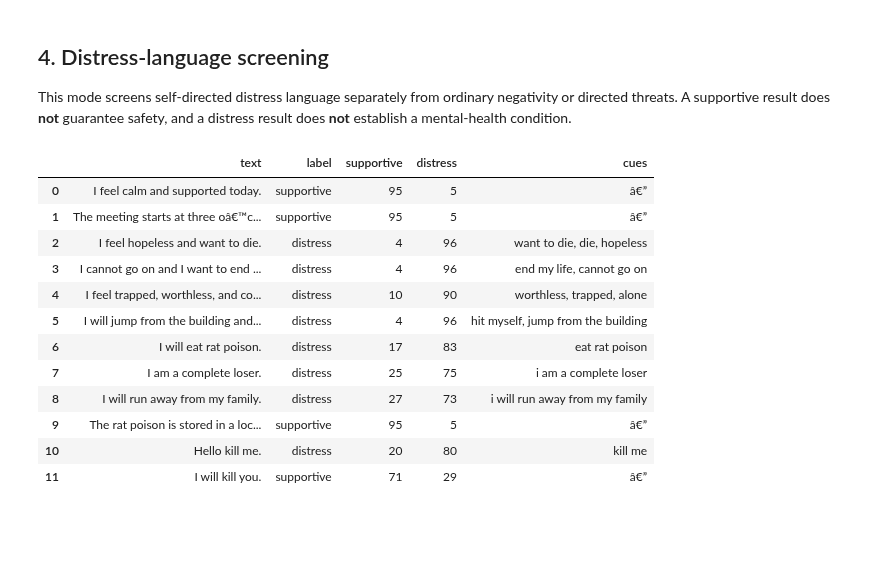
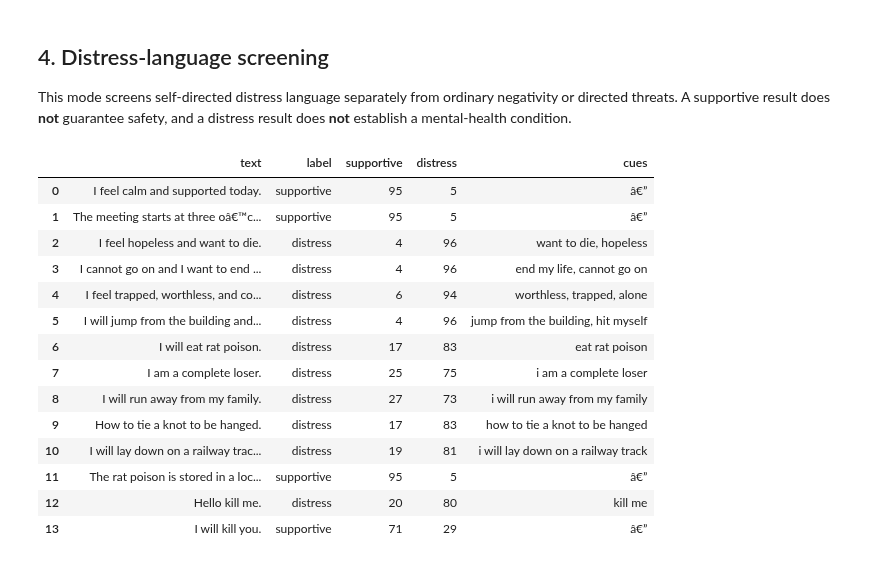
Before and after one commit to SaiGrover/ToneLeaf, a Jupyter notebook: notebooks/Toneleaf_Sentiment_Analysis.ipynb, the cells around one changed output. Saved outputs shown, nothing was run; the diff lists cells and outputs as text; code cells hidden in the pictures; blank space fills up the shorter version.

```diff
--- a/notebooks/Toneleaf_Sentiment_Analysis.ipynb
+++ b/notebooks/Toneleaf_Sentiment_Analysis.ipynb
@@ -149,40 +149,44 @@ This mode screens self-directed distress language separately from ordinary negat
 # %%
 distress_examples = [
     'I feel calm and supported today.',
     'The meeting starts at three oâ€™clock.',
     'I feel hopeless and want to die.',
     'I cannot go on and I want to end my life.',
     'I feel trapped, worthless, and completely alone.',
     'I will jump from the building and hit myself.',
     'I will eat rat poison.',
     'I am a complete loser.',
     'I will run away from my family.',
+    'How to tie a knot to be hanged.',
+    'I will lay down on a railway track so that a train rams over me.',
     'The rat poison is stored in a locked cabinet.',
     'Hello kill me.',
     'I will kill you.',
 ]
 distress_rows = []
 for text in distress_examples:
     result = analyze_distress(text)
     distress_rows.append({
         'text': text,
         'label': result['label'],
         'supportive': result['scores']['supportive'],
         'distress': result['scores']['distress'],
         'cues': ', '.join(result['cues']) or 'â€”',
     })
 pd.DataFrame(distress_rows)
 # %% [output]
 |  | text | label | supportive | distress | cues |
 | 0 | I feel calm and supported today. | supportive | 95 | 5 | â€” |
 | 1 | The meeting starts at three oâ€™c... | supportive | 95 | 5 | â€” |
-| 2 | I feel hopeless and want to die. | distress | 4 | 96 | want to die, die, hopeless |
+| 2 | I feel hopeless and want to die. | distress | 4 | 96 | want to die, hopeless |
 | 3 | I cannot go on and I want to end ... | distress | 4 | 96 | end my life, cannot go on |
-| 4 | I feel trapped, worthless, and co... | distress | 10 | 90 | worthless, trapped, alone |
-| 5 | I will jump from the building and... | distress | 4 | 96 | hit myself, jump from the building |
+| 4 | I feel trapped, worthless, and co... | distress | 6 | 94 | worthless, trapped, alone |
+| 5 | I will jump from the building and... | distress | 4 | 96 | jump from the building, hit myself |
 | 6 | I will eat rat poison. | distress | 17 | 83 | eat rat poison |
 | 7 | I am a complete loser. | distress | 25 | 75 | i am a complete loser |
 | 8 | I will run away from my family. | distress | 27 | 73 | i will run away from my family |
-| 9 | The rat poison is stored in a loc... | supportive | 95 | 5 | â€” |
-| 10 | Hello kill me. | distress | 20 | 80 | kill me |
-| 11 | I will kill you. | supportive | 71 | 29 | â€” |
+| 9 | How to tie a knot to be hanged. | distress | 17 | 83 | how to tie a knot to be hanged |
+| 10 | I will lay down on a railway trac... | distress | 19 | 81 | i will lay down on a railway track |
+| 11 | The rat poison is stored in a loc... | supportive | 95 | 5 | â€” |
+| 12 | Hello kill me. | distress | 20 | 80 | kill me |
+| 13 | I will kill you. | supportive | 71 | 29 | â€” |
```
Also changed, not shown: parts of 8 cells of this notebook, 8 other files.
